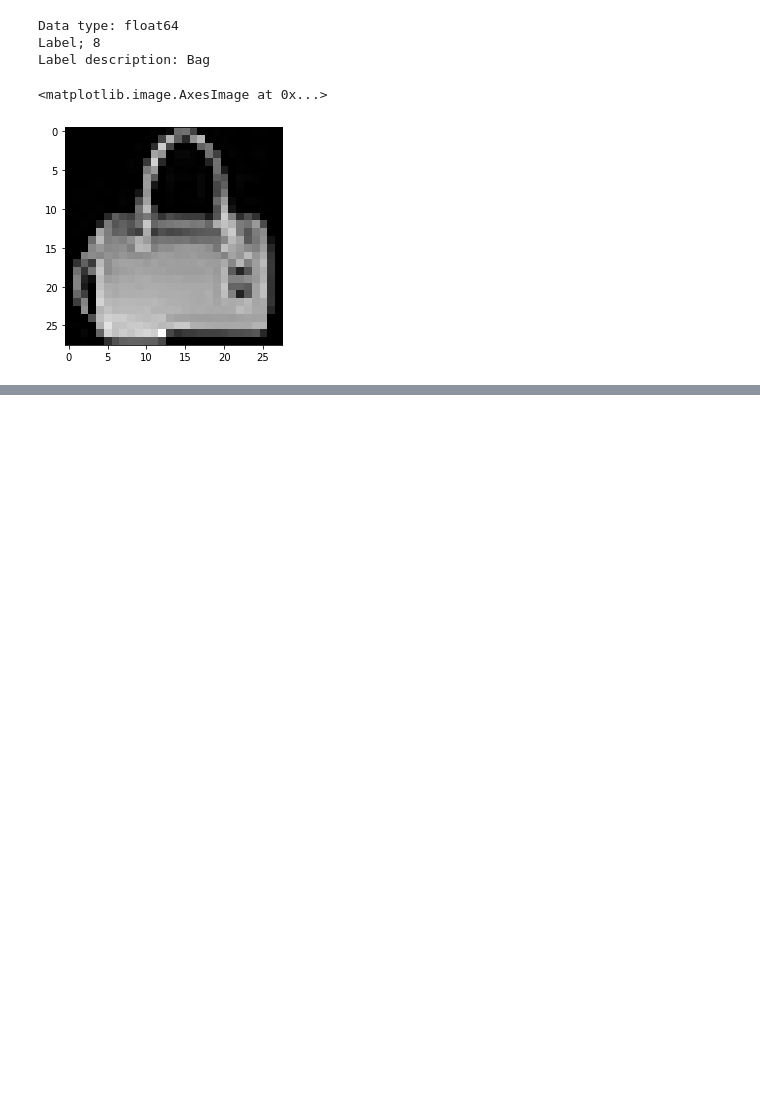
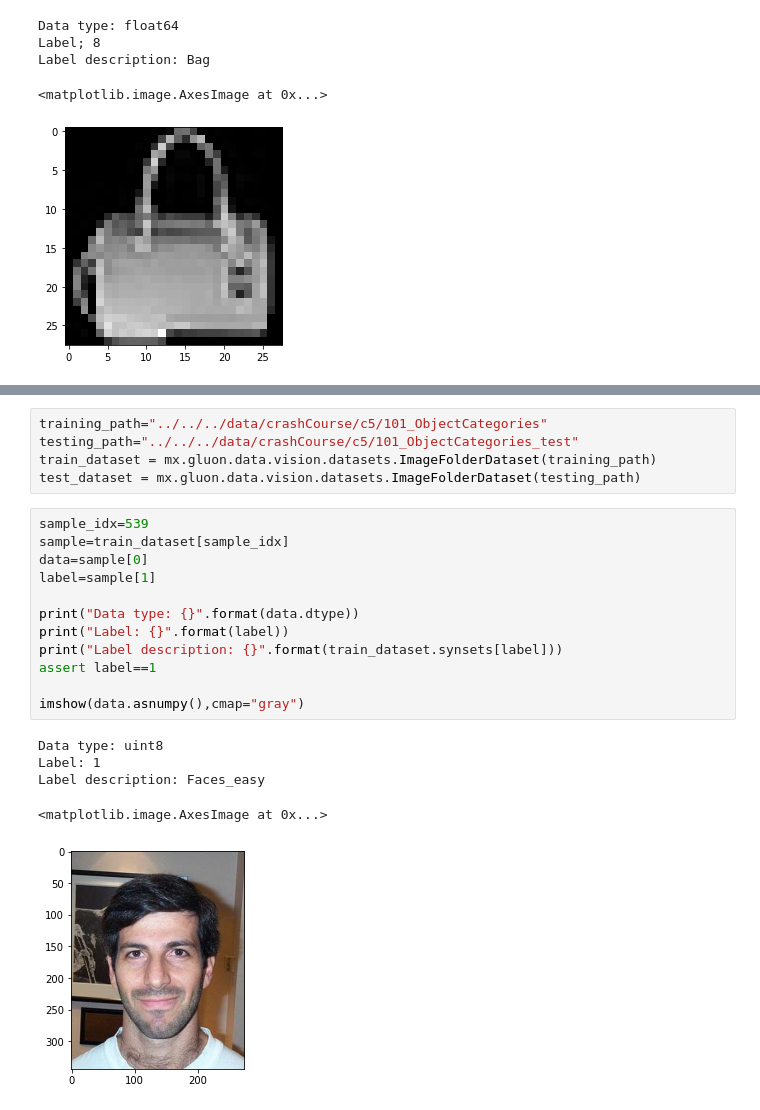
Before and after one commit to lucmertins/CapDeepLearningBook, a Jupyter notebook: notebooks/diversos/CrashCourse/CrashCourse5.ipynb, the cells around one changed output, grey strips where cells are left out. Drawn from its saved outputs; the diff is of its cells as text; blank space fills up the shorter version.

Commit message:
testando dataset

```diff
--- a/notebooks/diversos/CrashCourse/CrashCourse5.ipynb
+++ b/notebooks/diversos/CrashCourse/CrashCourse5.ipynb
@@ -61,0 +107,23 @@ Label description: Bag
+# %%
+training_path="../../../data/crashCourse/c5/101_ObjectCategories"
+testing_path="../../../data/crashCourse/c5/101_ObjectCategories_test"
+train_dataset = mx.gluon.data.vision.datasets.ImageFolderDataset(training_path)
+test_dataset = mx.gluon.data.vision.datasets.ImageFolderDataset(testing_path)
+# %%
+sample_idx=539
+sample=train_dataset[sample_idx]
+data=sample[0]
+label=sample[1]
+
+print("Data type: {}".format(data.dtype))
+print("Label: {}".format(label))
+print("Label description: {}".format(train_dataset.synsets[label]))
+assert label==1
+
+imshow(data.asnumpy(),cmap="gray")
+# %% [output]
+Data type: uint8
+Label: 1
+Label description: Faces_easy
+<matplotlib.image.AxesImage at 0x...>
+[figure, added]
```
Also changed, not shown: parts of 4 cells of this notebook, 3 other files.
